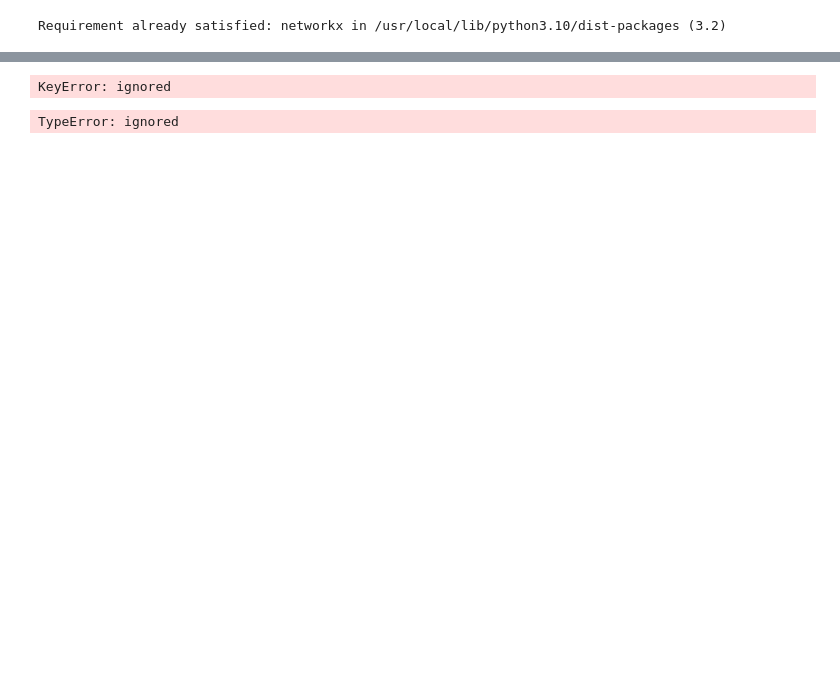
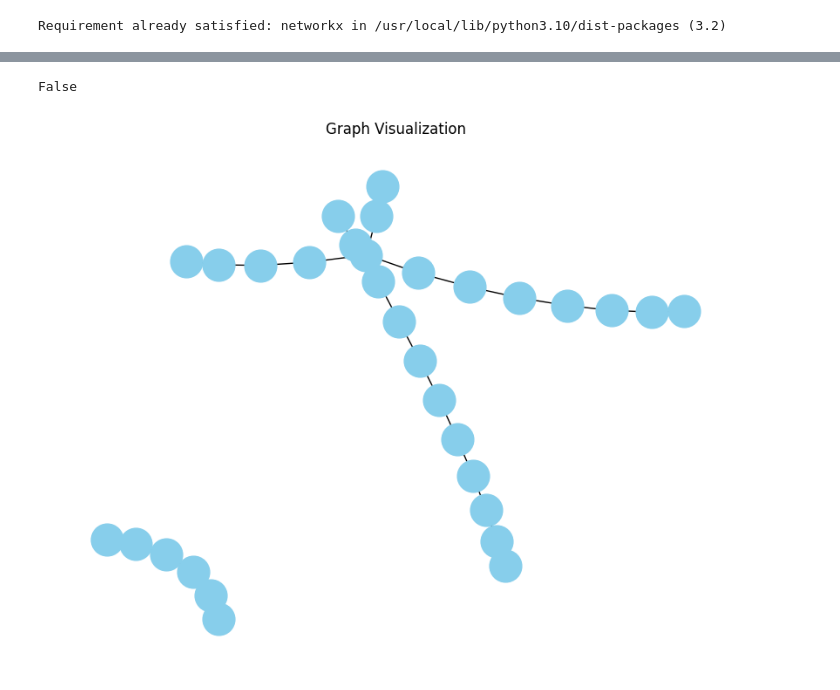
Before and after one commit to kilian-lm/graph_to_agent, a Jupyter notebook: data_science/graph_to_agent_20231114.ipynb, the cells around one changed output, grey strips where cells are left out. Cells and saved outputs as stored; diff of their text form; code cells hidden in the pictures; blank space fills up the shorter version.

Commit message:
graph_to_agent_20231114.ipynb gpt call correctly identified

```diff
--- a/data_science/graph_to_agent_20231114.ipynb
+++ b/data_science/graph_to_agent_20231114.ipynb
@@ -171,2 +68,0 @@ def create_graph_from_adjacency(df):
-# %%
-graph = create_graph_from_adjacency(df_2)
@@ -174,0 +69,2 @@ KeyError: ignored
+# %%
+df_3 = df_2.set_index("node_id")
@@ -195,4 +111,4 @@ def create_graph_from_adjacency(df):
 
     return G
 # %%
-G = create_graph_from_adjacency(df_2)  # Replace df_2 with your DataFrame variable
+G = create_graph_from_adjacency(df_3)  # Replace df_2 with your DataFrame variable
@@ -300,11 +130,0 @@ results
-# %%
-# Assuming 'df' is your original DataFrame and 'node_id' is the non-numeric column
-
-# Set 'node_id' as the index of the DataFrame
-results.set_index('node_id', inplace=True)
-
-# Now, convert the DataFrame to a numpy array
-
-# You can now use this array with NetworkX's from_numpy_array function
-# %% [output]
-KeyError: ignored
@@ -315,19 +131,21 @@ graph = nx.from_numpy_array(numpy_array)
 # %%
-# Convert DataFrame to NetworkX Graph
-G = nx.from_pandas_adjacency(df_2)
 
 # Basic Graph Properties
 num_nodes = G.number_of_nodes()
 num_edges = G.number_of_edges()
 is_directed = nx.is_directed(G)
+
+print(is_directed)
 # %% [output]
-TypeError: ignored
+False
 # %%
 # Draw the Graph
 plt.figure(figsize=(8, 6))
-nx.draw(G, with_labels=True, font_weight='bold', node_color='skyblue', node_size=700)
+nx.draw(G, with_labels=False, font_weight='bold', node_color='skyblue', node_size=700)
 plt.title("Graph Visualization")
 plt.show()
+# %% [output]
+[figure, added]
 # %%
 # Degree Distribution
 degrees = [G.degree(n) for n in G.nodes()]
```
Also changed, not shown: parts of 35 cells of this notebook.
